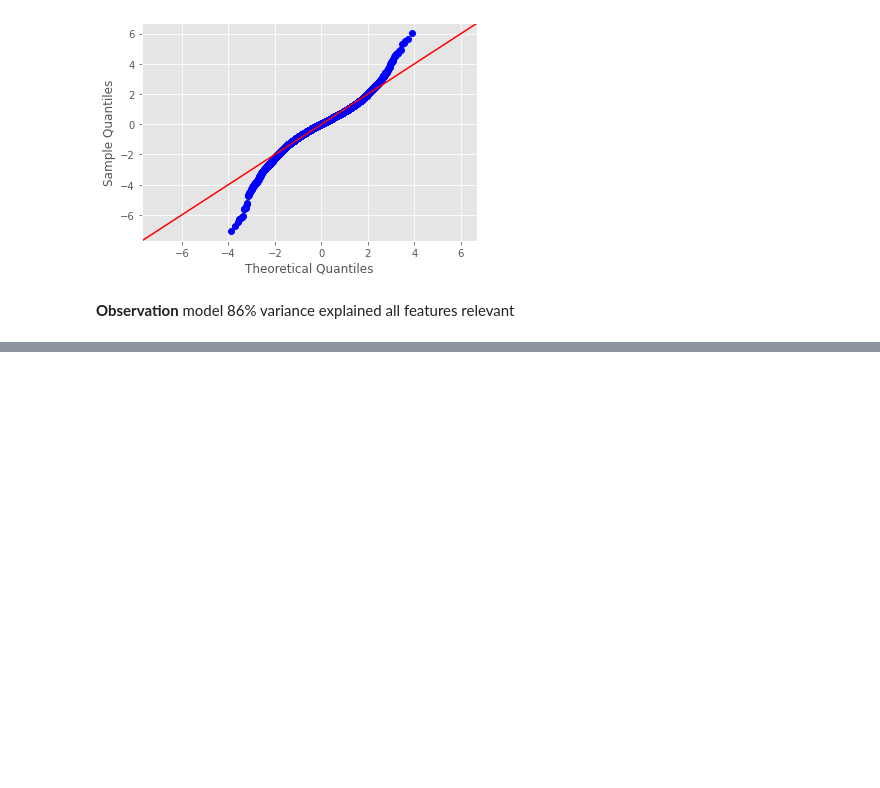
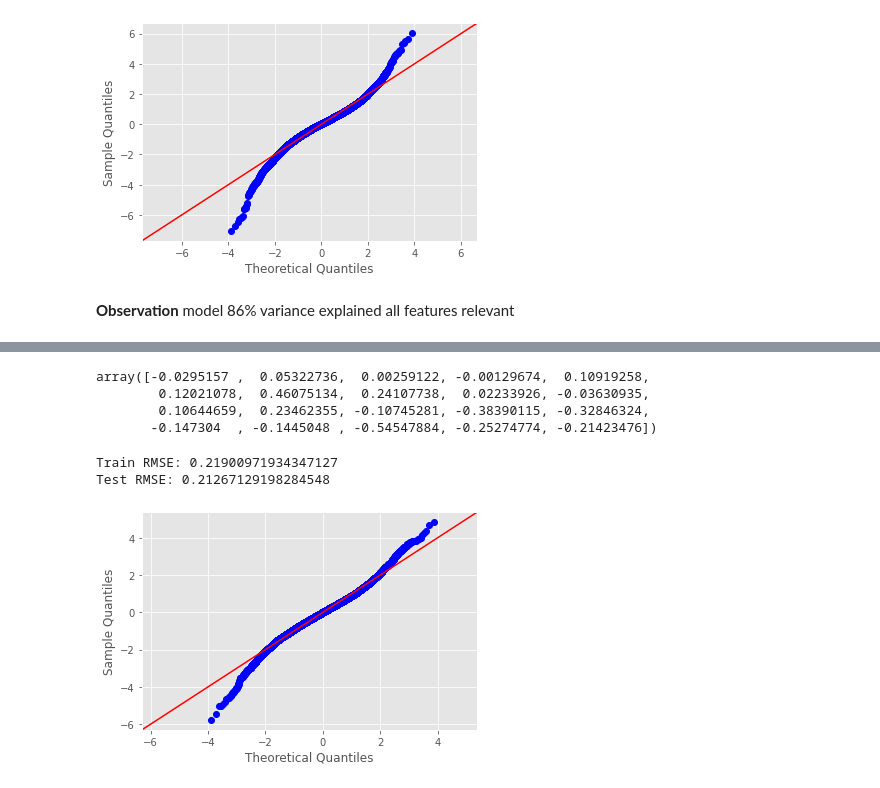
Before and after one commit to SunTzuLombardi/HomeRegression, a Jupyter notebook: HomeRegression.ipynb, the cells around one changed output, grey strips where cells are left out. Drawn from its saved outputs; the diff is of its cells as text; code cells hidden in the pictures; blank space fills up the shorter version.

```diff
--- a/HomeRegression.ipynb
+++ b/HomeRegression.ipynb
@@ -1687,0 +2104,10 @@ question  why grade and condition in model? is view helpful?
+# %%
+hddf_9 = hddf_8_dist.drop(columns = ['d_mercer_6', ], axis = 1)
+# %%
+outcome = 'log_price'
+predictors = hddf_9.drop(columns = ['log_price'], axis = 1)
+predictor_variables = "+".join(predictors.columns)
+formula = outcome + '~' + predictor_variables
+# %%
+model_9 = ols(formula = formula, data = hddf_9).fit()
+model_9.summary()
@@ -1687,0 +2159,20 @@ question  why grade and condition in model? is view helpful?
+# %%
+model9_linreg.coef_
+# %% [output]
+array([-0.0295157 ,  0.05322736,  0.00259122, -0.00129674,  0.10919258,
+        0.12021078,  0.46075134,  0.24107738,  0.02233926, -0.03630935,
+        0.10644659,  0.23462355, -0.10745281, -0.38390115, -0.32846324,
+       -0.147304  , -0.1445048 , -0.54547884, -0.25274774, -0.21423476])
+# %%
+mse_train = mean_squared_error(y_train, model9_linreg.predict(X_train))
+mse_test = mean_squared_error(y_test, y_pred)
+
+print("Train RMSE:", np.sqrt(mse_train))
+print("Test RMSE:", np.sqrt(mse_test))
+# %% [output]
+Train RMSE: 0.21900971934347127
+Test RMSE: 0.21267129198284548
+# %%
+fig = sm.graphics.qqplot(model_9.resid, dist=stats.norm, line='45', fit=True)
+# %% [output]
+[figure, added]
```
Also changed, not shown: parts of 46 cells of this notebook.
